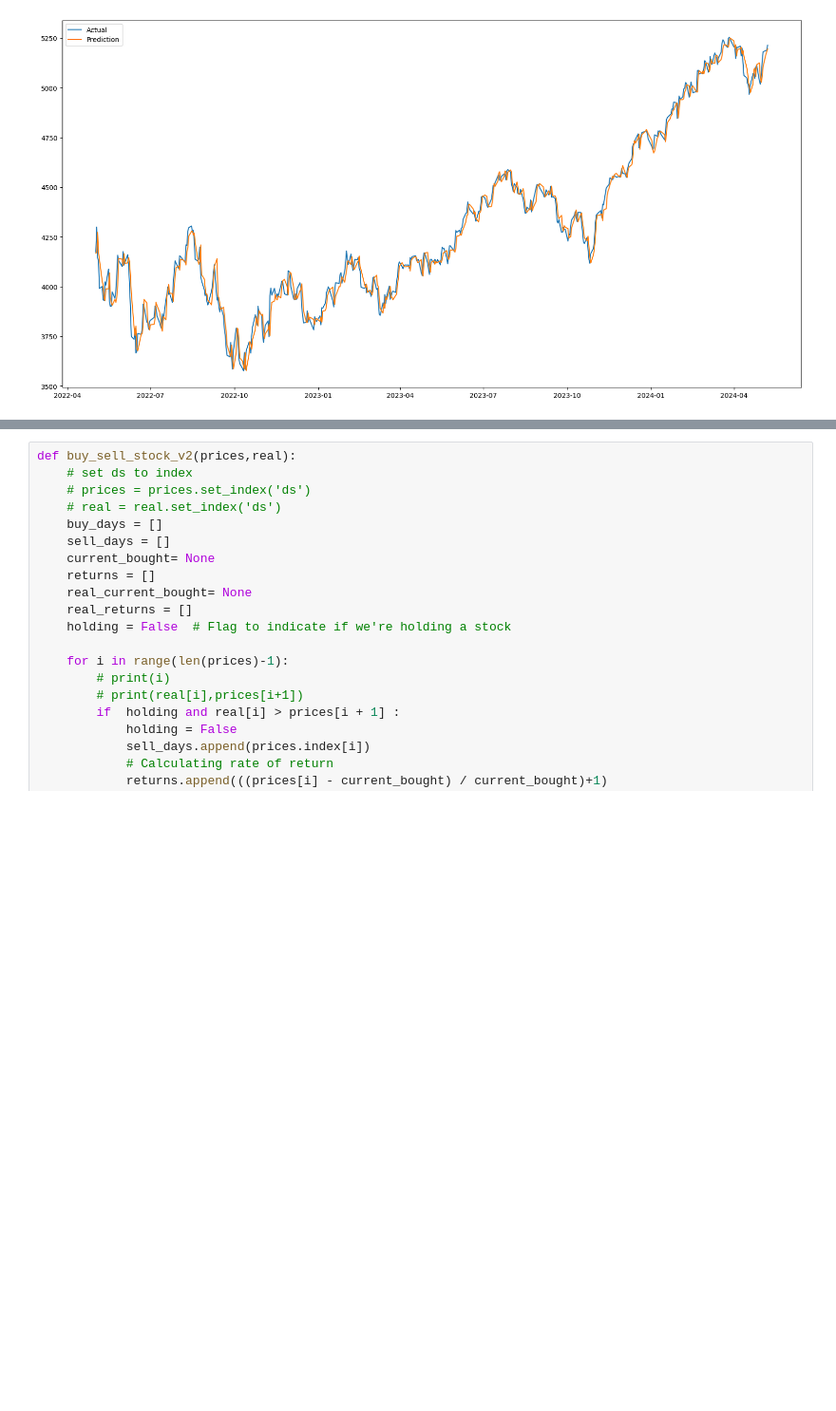
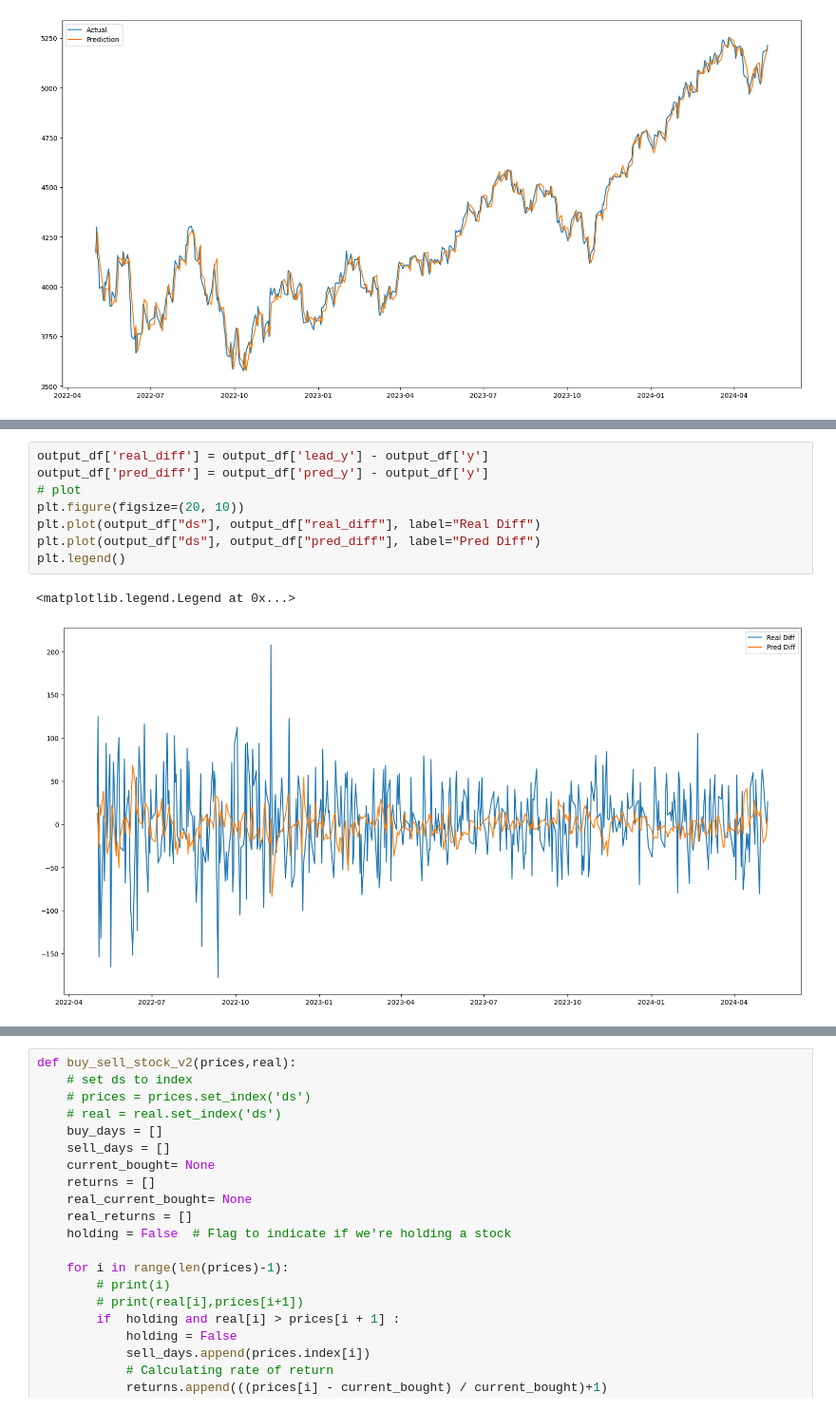
Before and after one commit to gri11/stonk, a Jupyter notebook: playground/timesfm/timesfm/timesfm.ipynb, the cells around one changed output, grey strips where cells are left out. Shown: that part at 95% size. Cells and saved outputs as stored; diff of their text form; blank space fills up the shorter version.

```diff
--- a/playground/timesfm/timesfm/timesfm.ipynb
+++ b/playground/timesfm/timesfm/timesfm.ipynb
@@ -205,4 +206,15 @@ output_df
 508 rows × 6 columns
+# %%
+output_df['real_diff'] = output_df['lead_y'] - output_df['y']
+output_df['pred_diff'] = output_df['pred_y'] - output_df['y']
+# plot
+plt.figure(figsize=(20, 10))
+plt.plot(output_df["ds"], output_df["real_diff"], label="Real Diff")
+plt.plot(output_df["ds"], output_df["pred_diff"], label="Pred Diff")
+plt.legend()
+# %% [output]
+<matplotlib.legend.Legend at 0x...>
+[figure, added]
 # %%
 
 import torch
```
Also changed, not shown: parts of 7 cells of this notebook, 2 other files.
